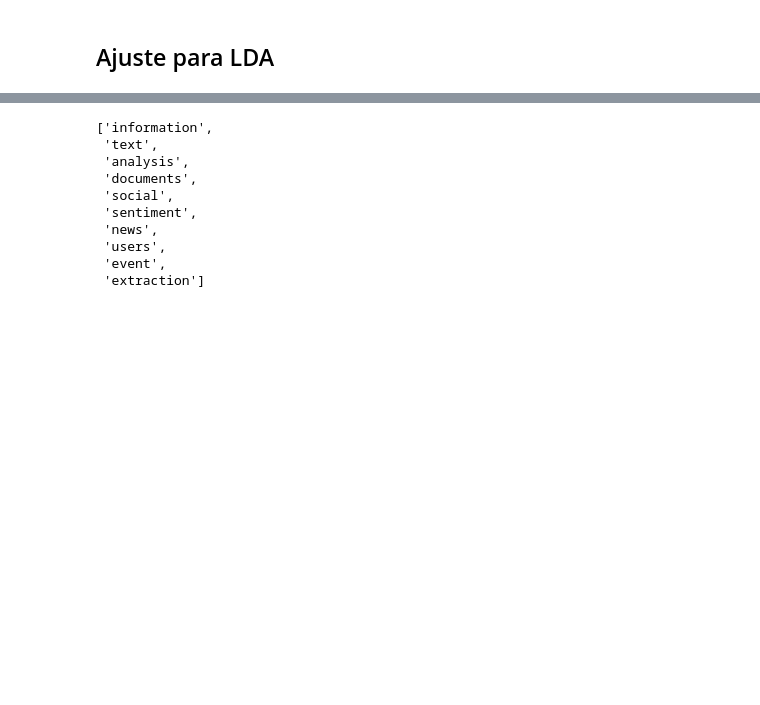
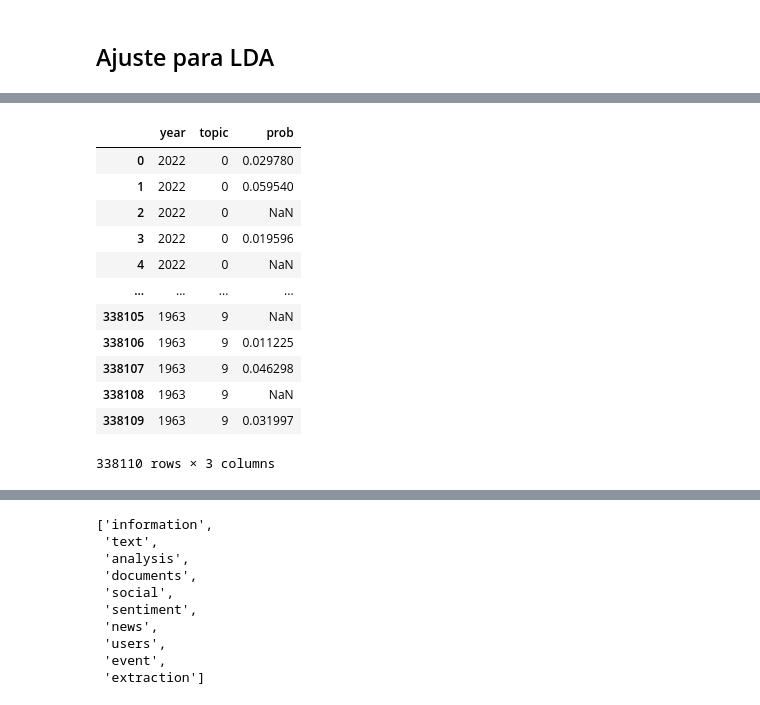
Before and after one commit to mateosuster/nlpPapers, a Jupyter notebook: code/05_LDA_TopicModels_GENSIM_v2.ipynb, the cells around one changed output, grey strips where cells are left out. Drawn from its saved outputs; the diff is of its cells as text; code cells hidden in the pictures; blank space fills up the shorter version.

```diff
--- a/code/05_LDA_TopicModels_GENSIM_v2.ipynb
+++ b/code/05_LDA_TopicModels_GENSIM_v2.ipynb
@@ -176,0 +152,10 @@ promediar la distribucion para todos los años y ver como se distribuyo para cad
+# %%
+new_text = dataset[0]
+
+# transform held_out_text into the bag-of-words space
+bow_vector = dictionary.doc2bow(word_tokenize(new_text))
+lda_vector = ldamodel[bow_vector]
+print(lda_vector) # imprime las probabilidades de cada topico
+
+# print the document's single most prominent LDA topic (palabras mas frecuentes de topico mas probable )
+print(ldamodel.print_topic(max(lda_vector, key=lambda item: item[1])[0]))
@@ -176,0 +196,31 @@ promediar la distribucion para todos los años y ver como se distribuyo para cad
+# %%
+results = []
+
+for text_i in papers_text_df.text:
+
+  # transform held_out_text into the bag-of-words space
+  bow_vector = dictionary.doc2bow(word_tokenize(str(text_i)))
+  lda_vector_i = ldamodel[bow_vector]
+
+  # converting to dict
+  result = dict(lda_vector_i)
+  results.append(result)
+
+topics_dis = pd.DataFrame(results)
+topics_dis['year'] = papers.YEAR
+topics_dis = topics_dis.melt(id_vars = 'year', var_name='topic', value_name='prob')
+topics_dis
+# %% [output]
+|  | year | topic | prob |
+| 0 | 2022 | 0 | 0.029780 |
+| 1 | 2022 | 0 | 0.059540 |
+| 2 | 2022 | 0 | NaN |
+| 3 | 2022 | 0 | 0.019596 |
+| 4 | 2022 | 0 | NaN |
+| ... | ... | ... | ... |
+| 338105 | 1963 | 9 | NaN |
+| 338106 | 1963 | 9 | 0.011225 |
+| 338107 | 1963 | 9 | 0.046298 |
+| 338108 | 1963 | 9 | NaN |
+| 338109 | 1963 | 9 | 0.031997 |
+338110 rows × 3 columns
```
Also changed, not shown: parts of 26 cells of this notebook.
